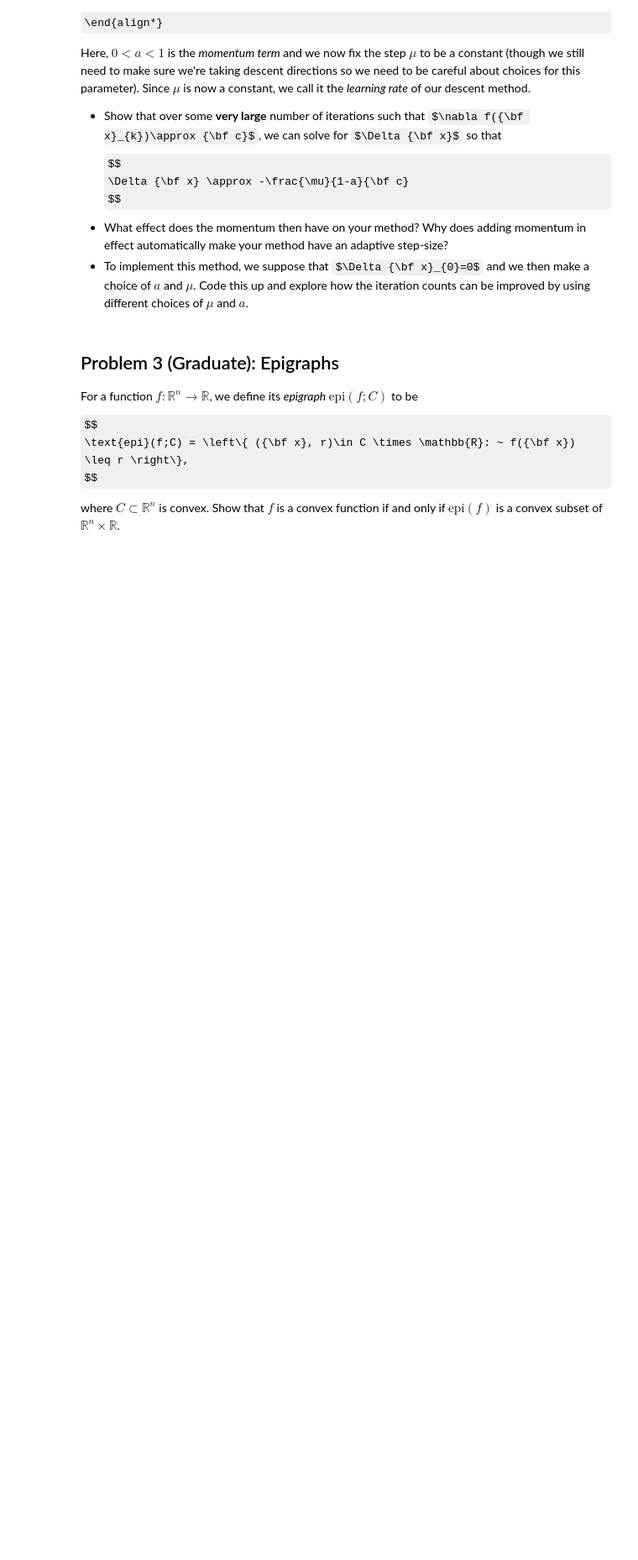
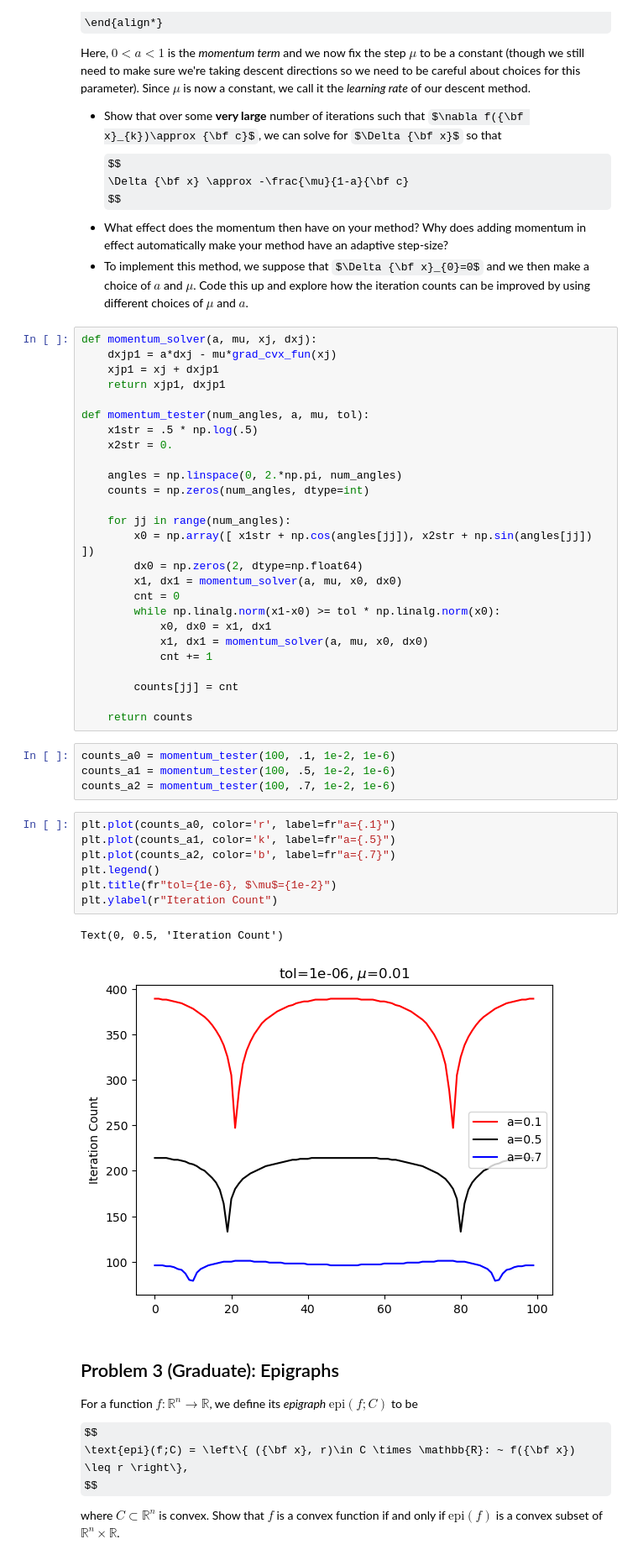
Before and after one commit to cwcurtis/MATH-596-Mathematical-Data-Science, a Jupyter notebook: Assignments/Homework_Ten.ipynb, the cells around one changed output. Shown at 84% size. Saved outputs shown, nothing was run; the diff lists cells and outputs as text; some formulas as TeX source; blank space fills up the shorter version.

```diff
--- a/Assignments/Homework_Ten.ipynb
+++ b/Assignments/Homework_Ten.ipynb
@@ -124,6 +128,46 @@ $$
 $$
 * What effect does the momentum then have on your method?  Why does adding momentum in effect automatically make your method have an adaptive step-size?
 * To implement this method, we suppose that $\Delta {\bf x}_{0}=0$ and we then make a choice of $a$ and $\mu$.  Code this up and explore how the iteration counts can be improved by using different choices of $\mu$ and $a$.
+# %%
+def momentum_solver(a, mu, xj, dxj):
+    dxjp1 = a*dxj - mu*grad_cvx_fun(xj)
+    xjp1 = xj + dxjp1
+    return xjp1, dxjp1
+
+def momentum_tester(num_angles, a, mu, tol):
+    x1str = .5 * np.log(.5)
+    x2str = 0.
+
+    angles = np.linspace(0, 2.*np.pi, num_angles)
+    counts = np.zeros(num_angles, dtype=int)
+
+    for jj in range(num_angles):
+        x0 = np.array([ x1str + np.cos(angles[jj]), x2str + np.sin(angles[jj]) ])
+        dx0 = np.zeros(2, dtype=np.float64)
+        x1, dx1 = momentum_solver(a, mu, x0, dx0)
+        cnt = 0
+        while np.linalg.norm(x1-x0) >= tol * np.linalg.norm(x0):
+            x0, dx0 = x1, dx1
+            x1, dx1 = momentum_solver(a, mu, x0, dx0)
+            cnt += 1
+
+        counts[jj] = cnt
+
+    return counts
+# %%
+counts_a0 = momentum_tester(100, .1, 1e-2, 1e-6)
+counts_a1 = momentum_tester(100, .5, 1e-2, 1e-6)
+counts_a2 = momentum_tester(100, .7, 1e-2, 1e-6)
+# %%
+plt.plot(counts_a0, color='r', label=fr"a={.1}")
+plt.plot(counts_a1, color='k', label=fr"a={.5}")
+plt.plot(counts_a2, color='b', label=fr"a={.7}")
+plt.legend()
+plt.title(fr"tol={1e-6}, $\mu$={1e-2}")
+plt.ylabel(r"Iteration Count")
+# %% [output]
+Text(0, 0.5, 'Iteration Count')
+[figure, added]
 # %% [markdown]
 ## Problem 3 (Graduate): Epigraphs
 
```
Also changed, not shown: parts of 7 cells of this notebook.
